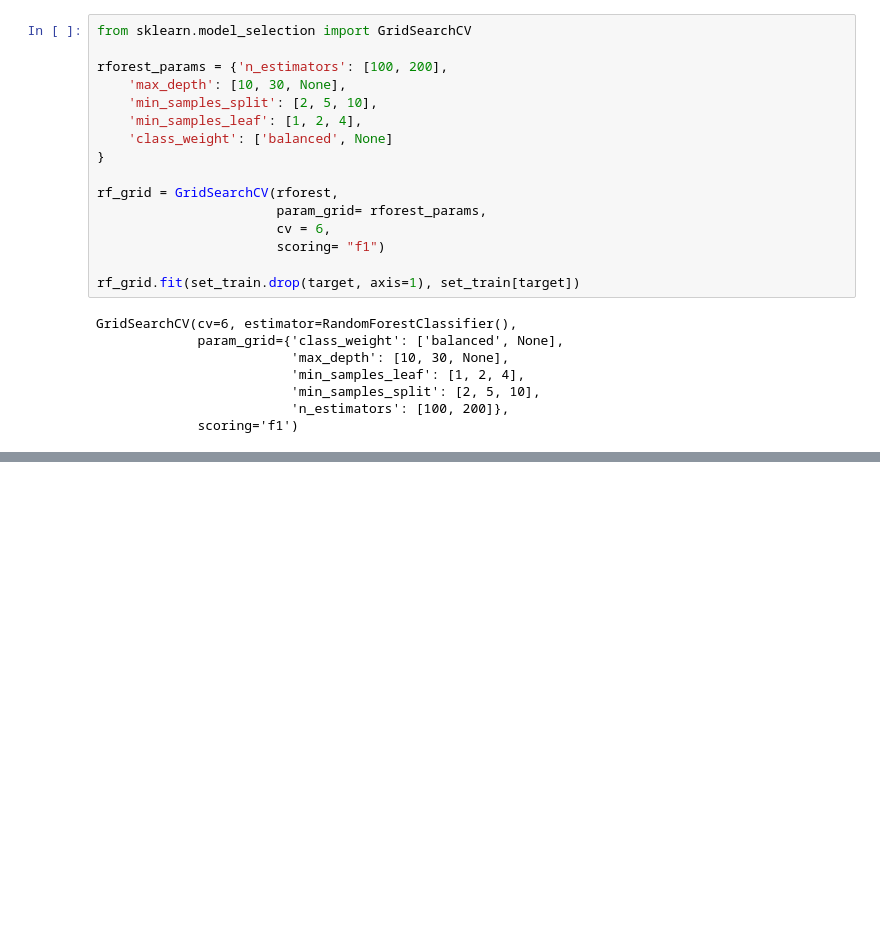
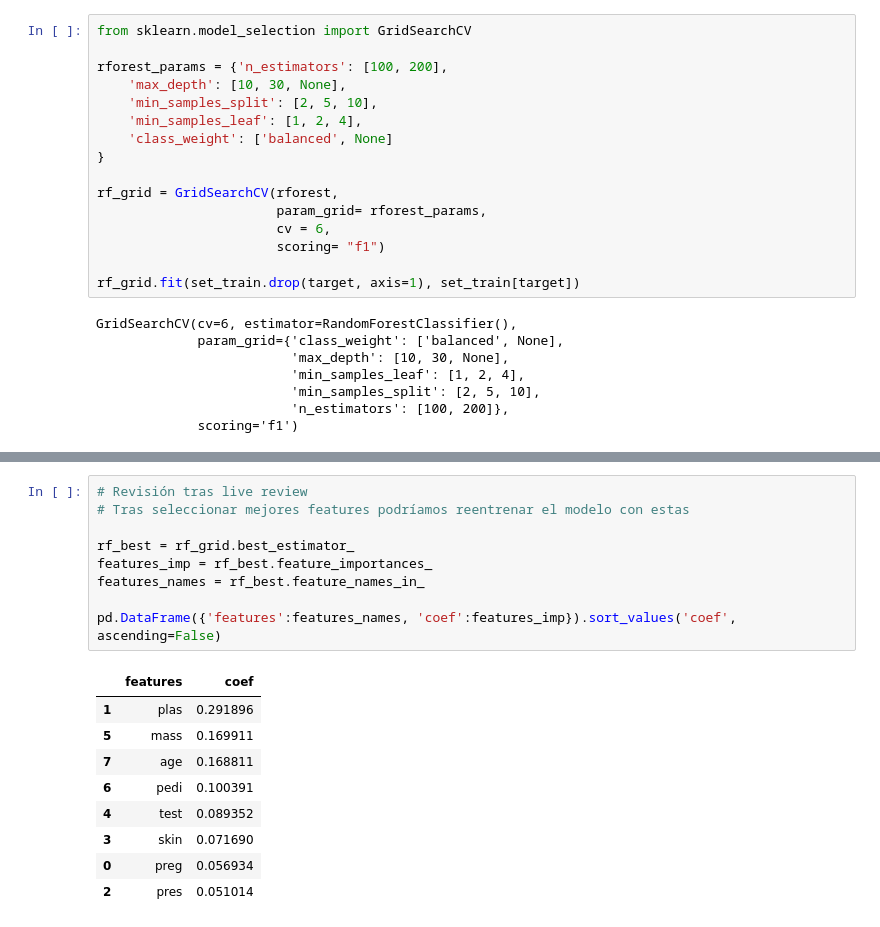
Before and after one commit to vrieraj/ONLINE_DS_THEBRIDGE_Ejercicios, a Jupyter notebook: 04_Machine_Learning/Sprint_11/Unidad_02/Practica_Obligatoria/18_Practica_Obligatoria_Ensamblado_de_Modelos.ipynb, the cells around one changed output, grey strips where cells are left out. Cells and saved outputs as stored; diff of their text form; blank space fills up the shorter version.

```diff
--- a/04_Machine_Learning/Sprint_11/Unidad_02/Practica_Obligatoria/18_Practica_Obligatoria_Ensamblado_de_Modelos.ipynb
+++ b/04_Machine_Learning/Sprint_11/Unidad_02/Practica_Obligatoria/18_Practica_Obligatoria_Ensamblado_de_Modelos.ipynb
@@ -243,0 +257,19 @@ weighted avg       0.78      0.77      0.77       154
+# %%
+# Revisión tras live review
+# Tras seleccionar mejores features podríamos reentrenar el modelo con estas
+
+rf_best = rf_grid.best_estimator_
+features_imp = rf_best.feature_importances_
+features_names = rf_best.feature_names_in_
+
+pd.DataFrame({'features':features_names, 'coef':features_imp}).sort_values('coef', ascending=False)
+# %% [output]
+|  | features | coef |
+| 1 | plas | 0.291896 |
+| 5 | mass | 0.169911 |
+| 7 | age | 0.168811 |
+| 6 | pedi | 0.100391 |
+| 4 | test | 0.089352 |
+| 3 | skin | 0.071690 |
+| 0 | preg | 0.056934 |
+| 2 | pres | 0.051014 |
```
Also changed, not shown: parts of 8 cells of this notebook.
